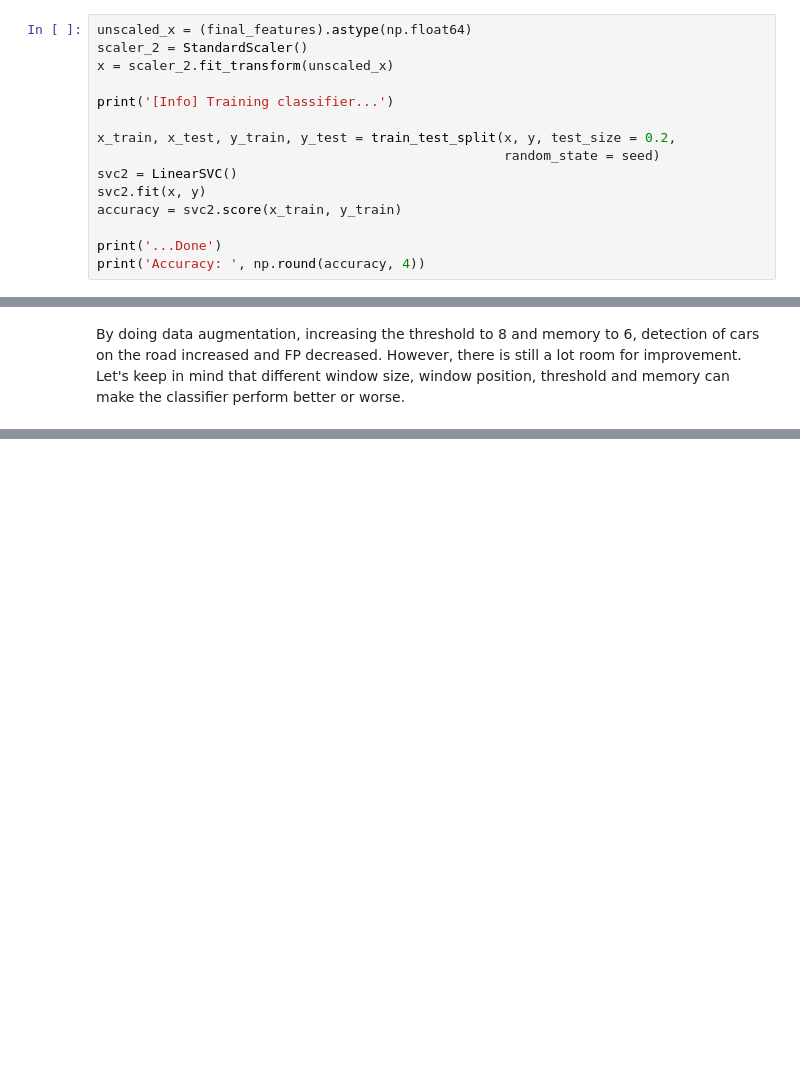
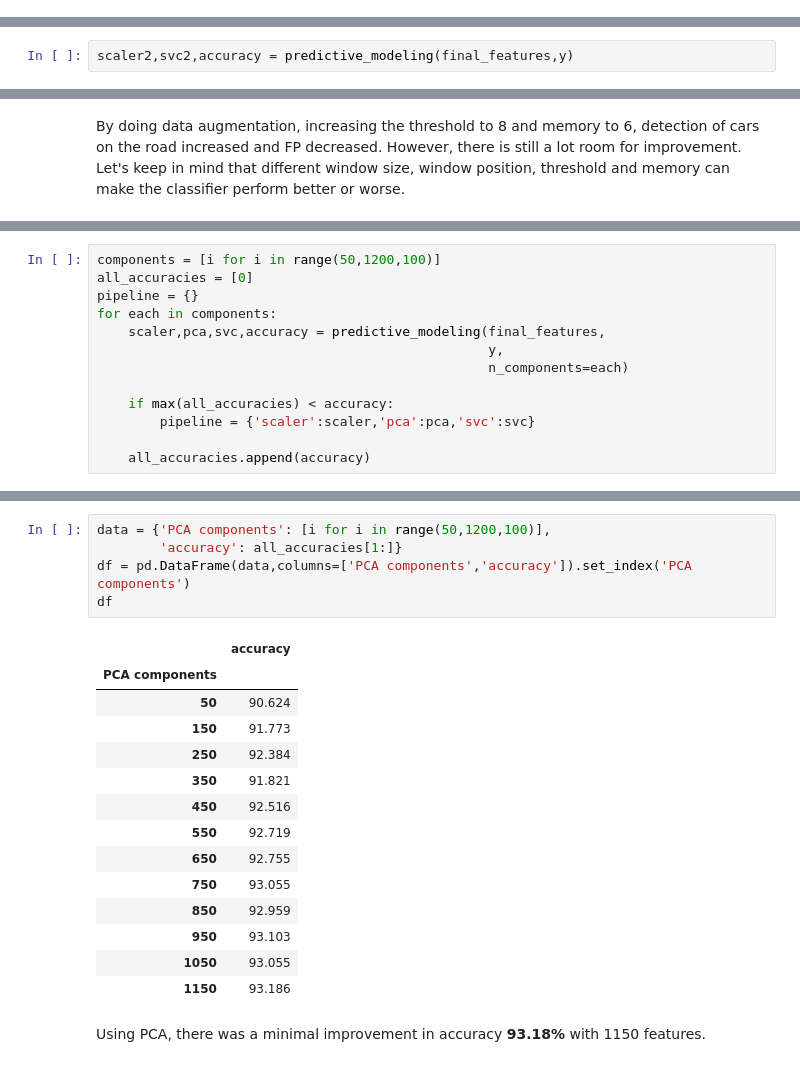
Before and after one commit to emmpew/car_detection, a Jupyter notebook: car_detection.ipynb, the cells around one changed output, grey strips where cells are left out. Saved outputs shown, nothing was run; the diff lists cells and outputs as text; blank space fills up the shorter version.

```diff
--- a/car_detection.ipynb
+++ b/car_detection.ipynb
@@ -620,18 +637,3 @@ for i in range(int(len(final_features) / len(image_df))):
 print('Labels: ', len(y))
 # %% [output]
 Labels:  41754
-# %%
-unscaled_x = (final_features).astype(np.float64)
-scaler_2 = StandardScaler()
-x = scaler_2.fit_transform(unscaled_x)
-
-print('[Info] Training classifier...')
-
-x_train, x_test, y_train, y_test = train_test_split(x, y, test_size = 0.2,
-                                                    random_state = seed)
-svc2 = LinearSVC()
-svc2.fit(x, y)
-accuracy = svc2.score(x_train, y_train)
-
-print('...Done')
-print('Accuracy: ', np.round(accuracy, 4))
@@ -641,0 +640,2 @@ Accuracy:  0.9271
+# %%
+scaler2,svc2,accuracy = predictive_modeling(final_features,y)
@@ -677,0 +689,13 @@ By doing data augmentation, increasing the threshold to 8 and memory to 6, detec
+# %%
+components = [i for i in range(50,1200,100)]
+all_accuracies = [0]
+pipeline = {}
+for each in components:
+    scaler,pca,svc,accuracy = predictive_modeling(final_features,
+                                                  y,
+                                                  n_components=each)
+
+    if max(all_accuracies) < accuracy:
+        pipeline = {'scaler':scaler,'pca':pca,'svc':svc}
+
+    all_accuracies.append(accuracy)
@@ -678,3 +720,25 @@ By doing data augmentation, increasing the threshold to 8 and memory to 6, detec
+# %%
+data = {'PCA components': [i for i in range(50,1200,100)],
+        'accuracy': all_accuracies[1:]}
+df = pd.DataFrame(data,columns=['PCA components','accuracy']).set_index('PCA components')
+df
+# %% [output]
+|  | accuracy |
+| PCA components |  |
+| 50 | 90.624 |
+| 150 | 91.773 |
+| 250 | 92.384 |
+| 350 | 91.821 |
+| 450 | 92.516 |
+| 550 | 92.719 |
+| 650 | 92.755 |
+| 750 | 93.055 |
+| 850 | 92.959 |
+| 950 | 93.103 |
+| 1050 | 93.055 |
+| 1150 | 93.186 |
+# %% [markdown]
+Using PCA, there was a minimal improvement in accuracy **93.18%** with 1150 features.
 # %% [markdown]
 ## Conclusion <a name="conclusion"></a>
 ***
```
Also changed, not shown: parts of 22 cells of this notebook, 2 other files.
